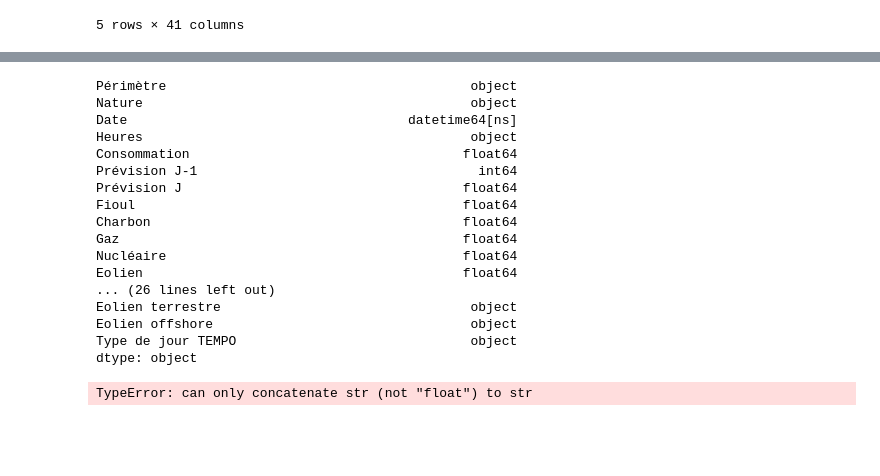
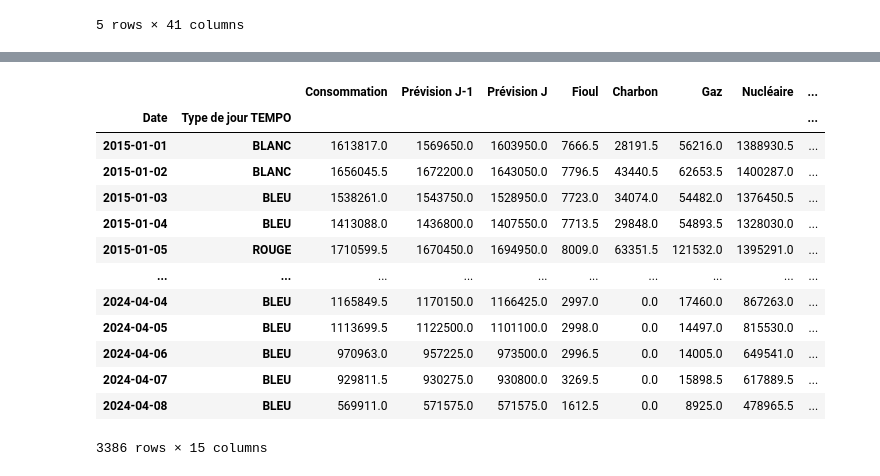
Before and after one commit to GreenForecast-Squad/energetic-stress-production, a Jupyter notebook: aggregate_rte.ipynb, the cells around one changed output, grey strips where cells are left out. Saved outputs shown, nothing was run; the diff lists cells and outputs as text; code cells hidden in the pictures; blank space fills up the shorter version.

Commit message:
add sum on echange + groupby

```diff
--- a/aggregate_rte.ipynb
+++ b/aggregate_rte.ipynb
@@ -2,6 +3,6 @@
 import pandas as pd
 # %%
-df = pd.read_csv("clean_datasets/rte_2014_2024.csv",index_col=False)
+df = pd.read_csv("clean_datasets/rte_2014_2024.csv" : "sum",index_col=False)
 display(df.head())
 # %% [output]
 |  | Périmètre | Nature | Date | Heures | Consommation | Prévision J-1 | Prévision J | Fioul | Charbon | ... |
@@ -141,24 +66,41 @@ df[["Gaz","Gaz - TAC","Gaz - Cogén.","Gaz - CCG","Gaz - Autres"]]
-# %%
-df.
-# %% [output]
-Périmètre                                       object
-Nature                                          object
-Date                                    datetime64[ns]
-Heures                                          object
-Consommation                                   float64
-Prévision J-1                                    int64
-Prévision J                                    float64
-Fioul                                          float64
-Charbon                                        float64
-Gaz                                            float64
-Nucléaire                                      float64
-Eolien                                         float64
-... (26 lines left out)
-Eolien terrestre                                object
-Eolien offshore                                 object
-Type de jour TEMPO                              object
-dtype: object
-# %%
-df["temp"]= df["Gaz - TAC"]+df["Gaz - Cogén."]+df["Gaz - CCG"]+df["Gaz - Autres"]
-# %% [output]
-TypeError: can only concatenate str (not "float") to str
+# %%
+groupby = [
+    "Date",
+    "Type de jour TEMPO"
+]
+column_aggregations = {
+    "Consommation" : "sum",
+    "Prévision J-1" : "sum",
+    "Prévision J" : "sum",
+    "Fioul" : "sum",
+    "Charbon" : "sum",
+    "Gaz" : "sum",
+    "Nucléaire" : "sum",
+    "Eolien" : "sum",
+    "Solaire" : "sum",
+    "Hydraulique" : "sum",
+    "Pompage" : "sum",
+    "Bioénergies" : "sum",
+    "Ech. physiques" : "sum",
+    "Taux de Co2" : "sum",
+    "Ech_comm" : "sum"
+}
+df_quotidien = df.groupby(groupby).agg(column_aggregations)
+for col in set(df_quotidien.columns) - set(groupby):
+    df_quotidien[col] = df_quotidien[col] / 2
+df_quotidien
+# %% [output]
+|  |  | Consommation | Prévision J-1 | Prévision J | Fioul | Charbon | Gaz | Nucléaire | ... |
+| Date | Type de jour TEMPO |  |  |  |  |  |  |  | ... |
+| 2015-01-01 | BLANC | 1613817.0 | 1569650.0 | 1603950.0 | 7666.5 | 28191.5 | 56216.0 | 1388930.5 | ... |
+| 2015-01-02 | BLANC | 1656045.5 | 1672200.0 | 1643050.0 | 7796.5 | 43440.5 | 62653.5 | 1400287.0 | ... |
+| 2015-01-03 | BLEU | 1538261.0 | 1543750.0 | 1528950.0 | 7723.0 | 34074.0 | 54482.0 | 1376450.5 | ... |
+| 2015-01-04 | BLEU | 1413088.0 | 1436800.0 | 1407550.0 | 7713.5 | 29848.0 | 54893.5 | 1328030.0 | ... |
+| 2015-01-05 | ROUGE | 1710599.5 | 1670450.0 | 1694950.0 | 8009.0 | 63351.5 | 121532.0 | 1395291.0 | ... |
+| ... | ... | ... | ... | ... | ... | ... | ... | ... | ... |
+| 2024-04-04 | BLEU | 1165849.5 | 1170150.0 | 1166425.0 | 2997.0 | 0.0 | 17460.0 | 867263.0 | ... |
+| 2024-04-05 | BLEU | 1113699.5 | 1122500.0 | 1101100.0 | 2998.0 | 0.0 | 14497.0 | 815530.0 | ... |
+| 2024-04-06 | BLEU | 970963.0 | 957225.0 | 973500.0 | 2996.5 | 0.0 | 14005.0 | 649541.0 | ... |
+| 2024-04-07 | BLEU | 929811.5 | 930275.0 | 930800.0 | 3269.5 | 0.0 | 15898.5 | 617889.5 | ... |
+| 2024-04-08 | BLEU | 569911.0 | 571575.0 | 571575.0 | 1612.5 | 0.0 | 8925.0 | 478965.5 | ... |
+3386 rows × 15 columns
```
Also changed, not shown: parts of 9 cells of this notebook, 2 other files.
